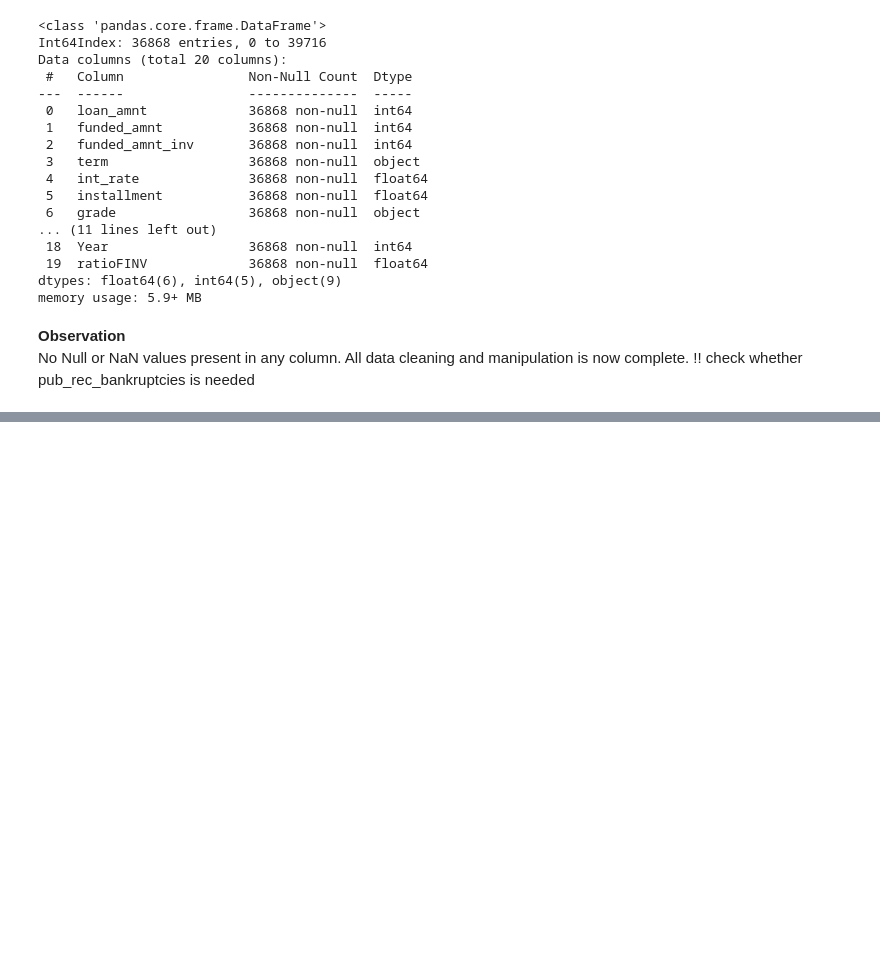
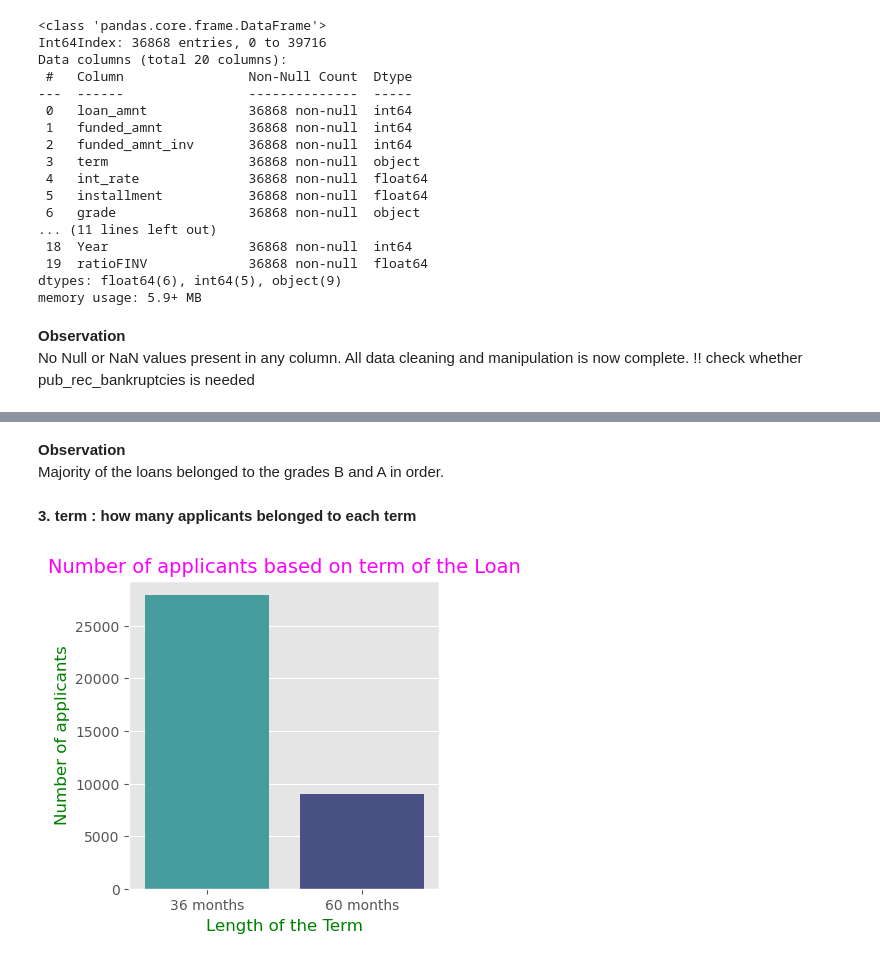
Before and after one commit to shagunp/Lending_CaseStudy, a Jupyter notebook: Andrea_Shagun.ipynb, the cells around one changed output, grey strips where cells are left out. Drawn from its saved outputs; the diff is of its cells as text; code cells hidden in the pictures; blank space fills up the shorter version.

```diff
--- a/Andrea_Shagun.ipynb
+++ b/Andrea_Shagun.ipynb
@@ -571,0 +609,15 @@ No Null or NaN values present in any column. All data cleaning and manipulation
+# %% [markdown]
+**Observation**<br>
+Majority of the loans belonged to the grades B and A in order.
+# %% [markdown]
+**3. term : how many applicants belonged to each term**
+# %%
+plt.figure(figsize=(4,4))
+plt.title("Number of applicants based on term of the Loan",fontdict={'fontsize':14,'fontweight':5,
+                                                                                 'color':'Magenta'})
+sns.countplot(data=inp4, x='term',order=['36 months','60 months'], palette="mako_r")
+plt.xlabel("Length of the Term",fontdict={'fontsize':12,'fontweight':5,'color':'Green'})
+plt.ylabel("Number of applicants",fontdict={'fontsize':12,'fontweight':5,'color':'Green'})
+plt.show()
+# %% [output]
+[figure, added]
```
Also changed, not shown: parts of 17 cells of this notebook.
